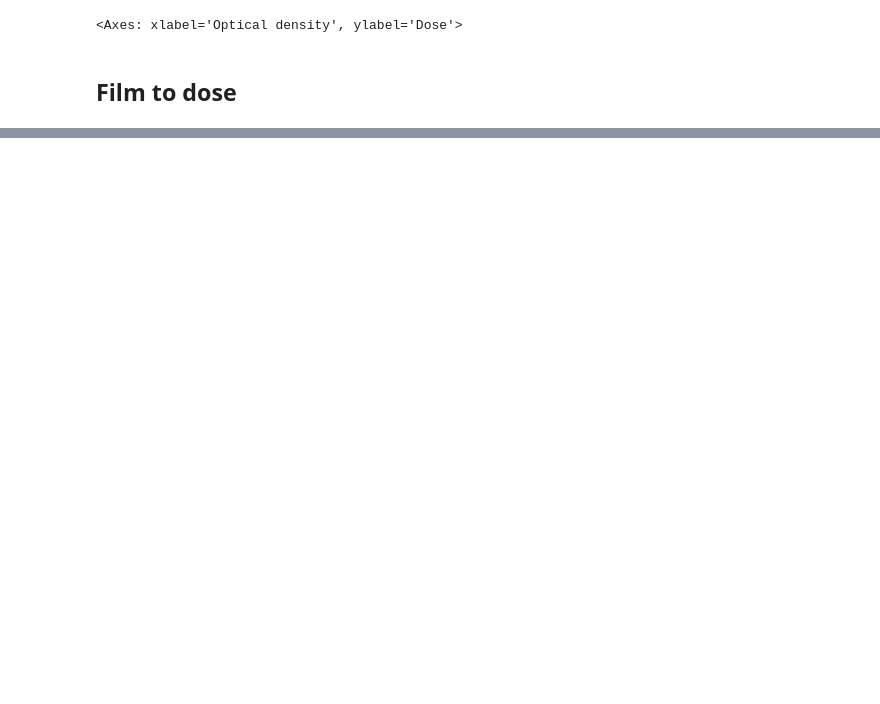
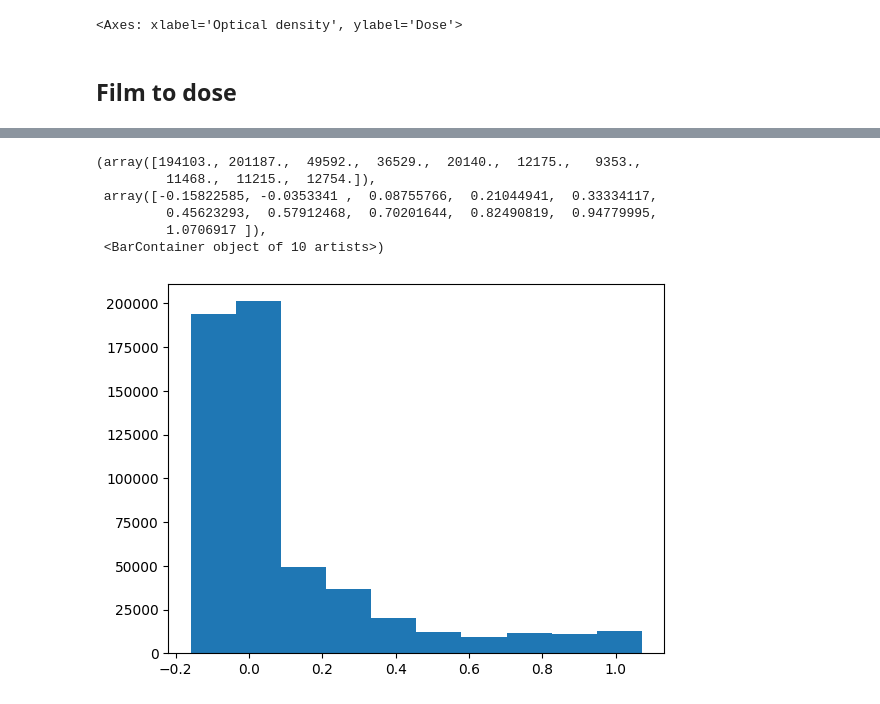
Before and after one commit to LuisOlivaresJ/Dosepy, a Jupyter notebook: src/Dosepy/tools/film_to_dose.ipynb, the cells around one changed output, grey strips where cells are left out. Saved outputs shown, nothing was run; the diff lists cells and outputs as text; code cells hidden in the pictures; blank space fills up the shorter version.

```diff
--- a/src/Dosepy/tools/film_to_dose.ipynb
+++ b/src/Dosepy/tools/film_to_dose.ipynb
@@ -33,0 +119,12 @@ plt.imshow(d)
+# %%
+do = -np.log10(test_image.array[:,:,1]/mean_pixel[0])
+
+plt.hist(do.ravel())
+# %% [output]
+(array([194103., 201187.,  49592.,  36529.,  20140.,  12175.,   9353.,
+         11468.,  11215.,  12754.]),
+ array([-0.15822585, -0.0353341 ,  0.08755766,  0.21044941,  0.33334117,
+         0.45623293,  0.57912468,  0.70201644,  0.82490819,  0.94779995,
+         1.0706917 ]),
+ <BarContainer object of 10 artists>)
+[figure, added]
```
Also changed, not shown: parts of 17 cells of this notebook, 2 other files.
